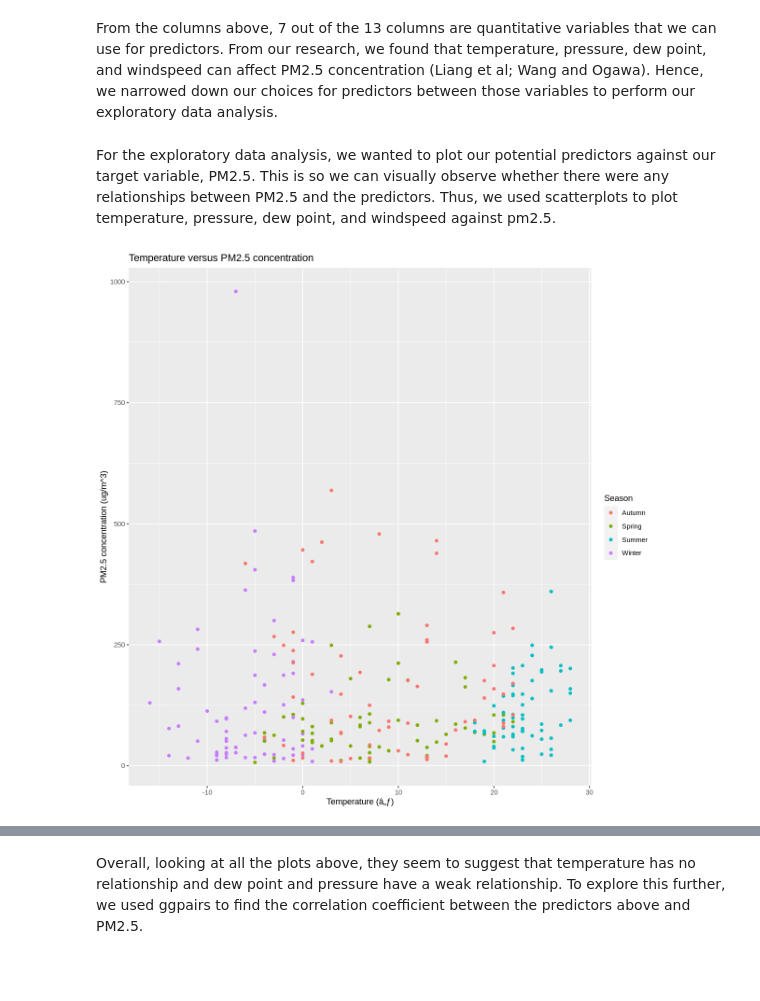
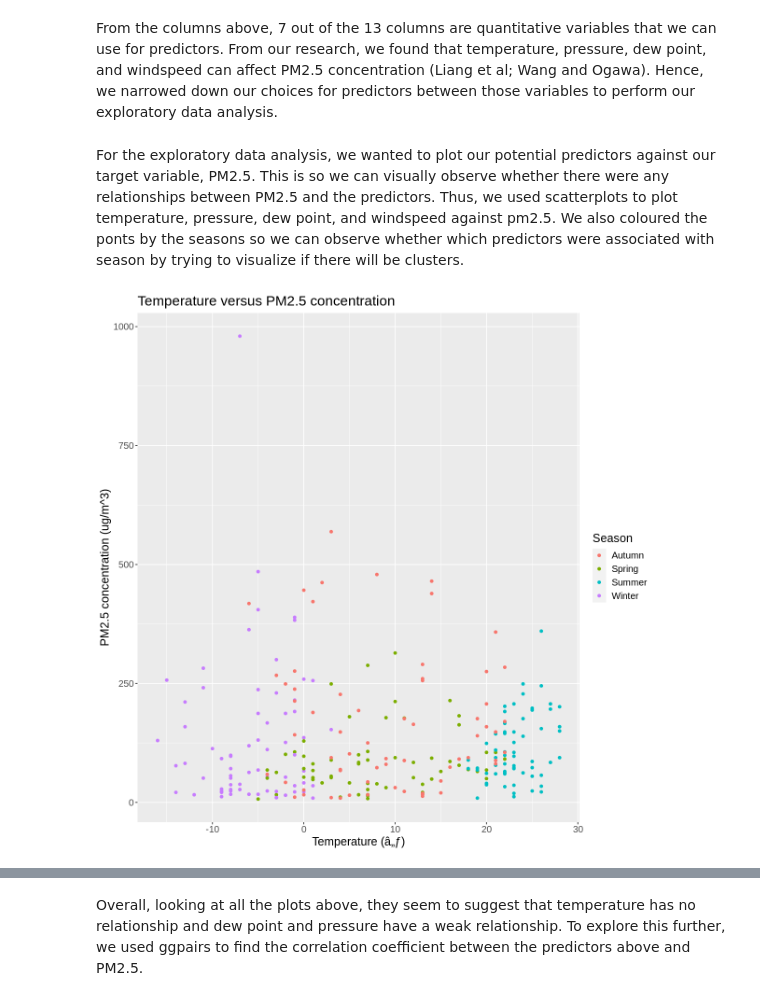
Before and after one commit to gbrwg/DSCI100-Group-Project, a Jupyter notebook: group_project_report.ipynb, the cells around one changed output, grey strips where cells are left out. Drawn from its saved outputs; the diff is of its cells as text; code cells hidden in the pictures; blank space fills up the shorter version.

Commit message:
analysis basically done, needs review

```diff
--- a/group_project_report.ipynb
+++ b/group_project_report.ipynb
@@ -85,20 +84,21 @@ pm2.5_split <- initial_split(pm2.5_data, prop = 0.75, strata = pm2.5)
 pm2.5_train <- training(pm2.5_split)
 pm2.5_test <- testing(pm2.5_split)
 # %% [markdown]
-For the exploratory data analysis, we wanted to plot our potential predictors against our target variable, PM2.5. This is so we can visually observe whether there were any relationships between PM2.5 and the predictors. Thus, we used scatterplots to plot temperature, pressure, dew point, and windspeed against pm2.5.
+For the exploratory data analysis, we wanted to plot our potential predictors against our target variable, PM2.5. This is so we can visually observe whether there were any relationships between PM2.5 and the predictors. Thus, we used scatterplots to plot temperature, pressure, dew point, and windspeed against pm2.5. We also coloured the ponts by the seasons so we can observe whether which predictors were associated with season by trying to visualize if there will be clusters.
 # %%
 pm2.5_plot_data <- pm2.5_train %>%
         mutate(Season = case_when(month %in% 3:5 ~ 'Spring',
                 month %in% 6:8 ~ 'Summer',
                 month %in% 9:11 ~ 'Autumn',
                 TRUE ~ 'Winter'))
 options(repr.plot.width = 10, repr.plot.height = 10)
 plotTEMP <- ggplot(pm2.5_plot_data, aes(x = TEMP, y = pm2.5, color = factor(Season))) +
         geom_point() +
         labs(x = "Temperature (â„ƒ)", y = "PM2.5 concentration (ug/m^3)", color = "Season") +
-        ggtitle("Temperature versus PM2.5 concentration")
+        ggtitle("Temperature versus PM2.5 concentration")  +
+        theme(text = element_text(size=15))
 
 plotTEMP
 # %% [output]
-[figure, old version]
+[figure, new version]
 # %% [markdown]
```
Also changed, not shown: parts of 19 cells of this notebook.
